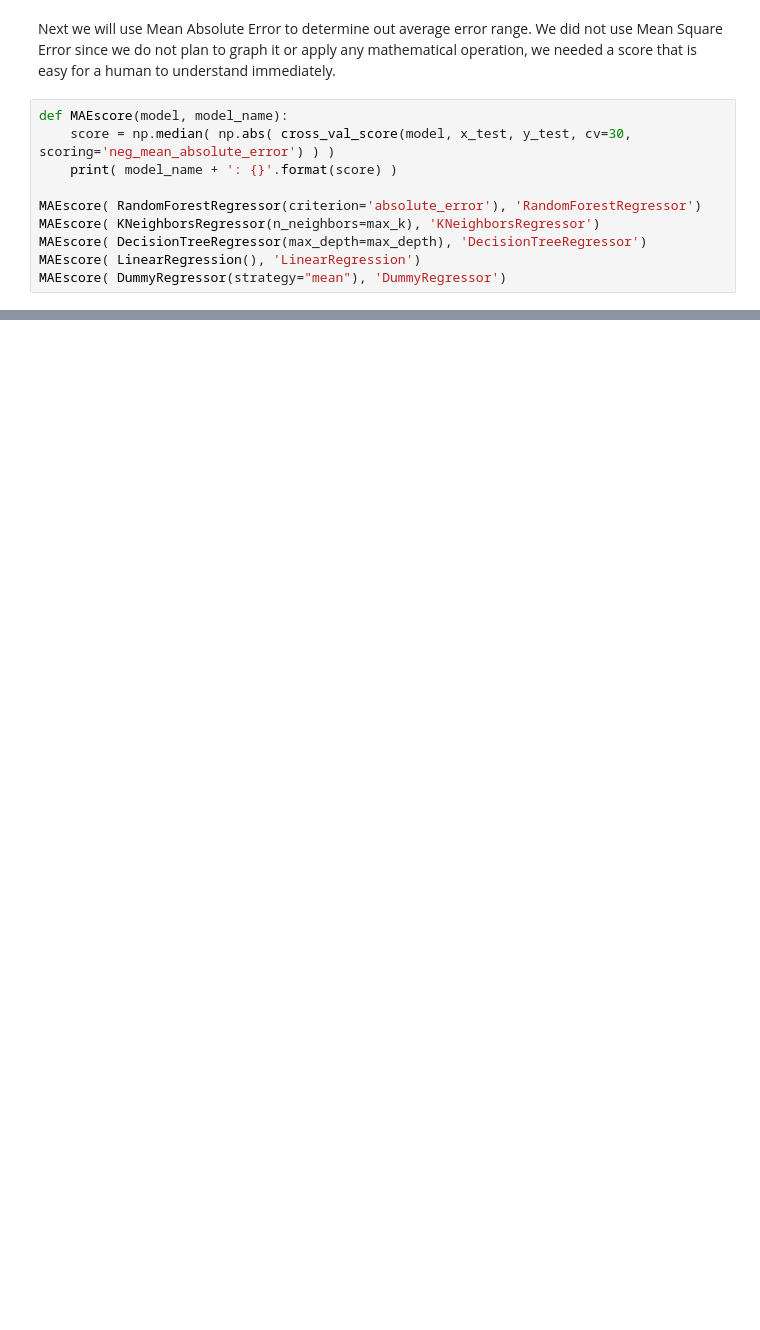
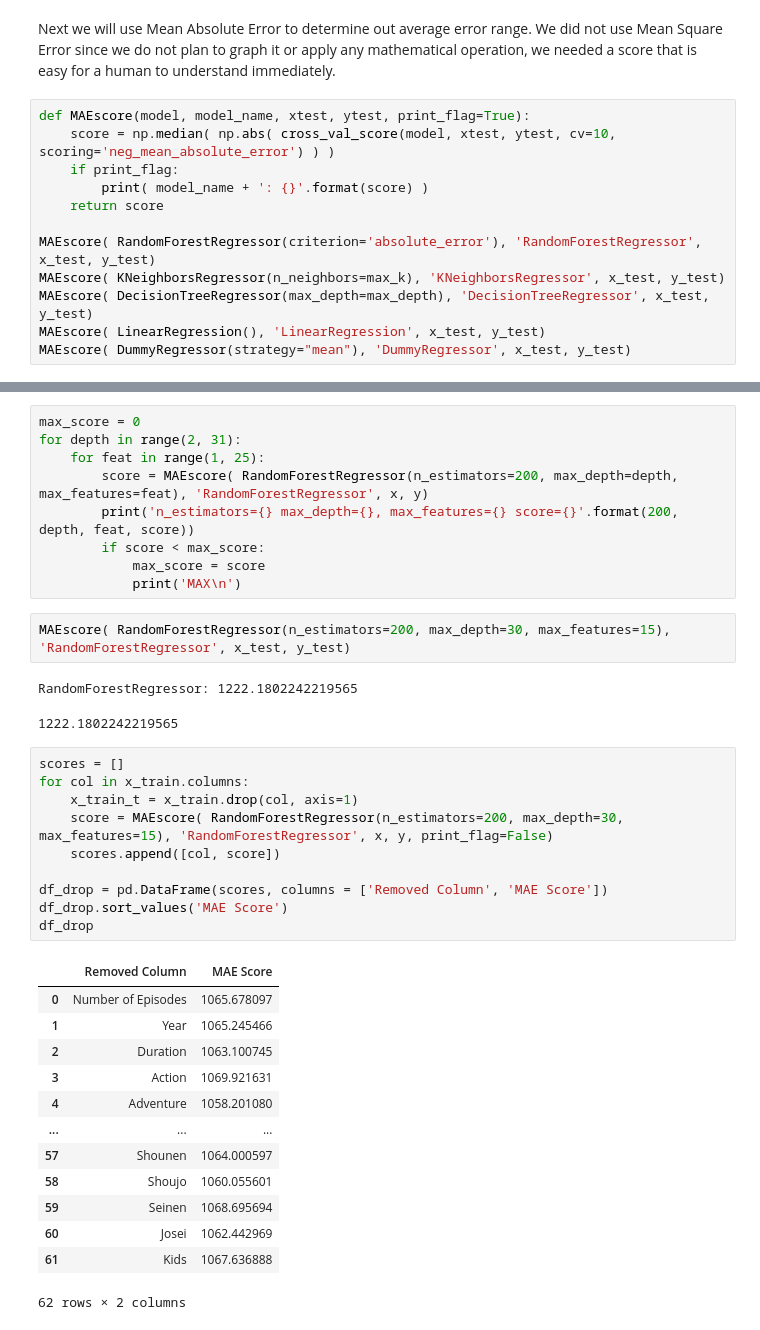
Before and after one commit to TamirIsCool/DataScIntro, a Jupyter notebook: Classification/WebScraping/prediction_groundwork_for_tommorow.ipynb, the cells around one changed output, grey strips where cells are left out. Drawn from its saved outputs; the diff is of its cells as text; blank space fills up the shorter version.

Commit message:
Final MAL Regression

```diff
--- a/Classification/WebScraping/prediction_groundwork_for_tommorow.ipynb
+++ b/Classification/WebScraping/prediction_groundwork_for_tommorow.ipynb
@@ -669,13 +663,15 @@ We can see that the dummy model is perfect at predicting the results of the data
 # %% [markdown]
 Next we will use Mean Absolute Error to determine out average error range. We did not use Mean Square Error since we do not plan to graph it or apply any mathematical operation, we needed a score that is easy for a human to understand immediately.
 # %%
-def MAEscore(model, model_name):
-    score = np.median( np.abs( cross_val_score(model, x_test, y_test, cv=30, scoring='neg_mean_absolute_error') ) )
-    print( model_name + ': {}'.format(score) )
+def MAEscore(model, model_name, xtest, ytest, print_flag=True):
+    score = np.median( np.abs( cross_val_score(model, xtest, ytest, cv=10, scoring='neg_mean_absolute_error') ) )
+    if print_flag:
+        print( model_name + ': {}'.format(score) )
+    return score
 
-MAEscore( RandomForestRegressor(criterion='absolute_error'), 'RandomForestRegressor')
-MAEscore( KNeighborsRegressor(n_neighbors=max_k), 'KNeighborsRegressor')
-MAEscore( DecisionTreeRegressor(max_depth=max_depth), 'DecisionTreeRegressor')
-MAEscore( LinearRegression(), 'LinearRegression')
-MAEscore( DummyRegressor(strategy="mean"), 'DummyRegressor')
+MAEscore( RandomForestRegressor(criterion='absolute_error'), 'RandomForestRegressor', x_test, y_test)
+MAEscore( KNeighborsRegressor(n_neighbors=max_k), 'KNeighborsRegressor', x_test, y_test)
+MAEscore( DecisionTreeRegressor(max_depth=max_depth), 'DecisionTreeRegressor', x_test, y_test)
+MAEscore( LinearRegression(), 'LinearRegression', x_test, y_test)
+MAEscore( DummyRegressor(strategy="mean"), 'DummyRegressor', x_test, y_test)
 # %% [output]
@@ -700,0 +686,38 @@ We can see that all our models far surpassed the dummy model's score signifying
+# %%
+max_score = 0
+for depth in range(2, 31):
+    for feat in range(1, 25):
+        score = MAEscore( RandomForestRegressor(n_estimators=200, max_depth=depth, max_features=feat), 'RandomForestRegressor', x, y)
+        print('n_estimators={} max_depth={}, max_features={} score={}'.format(200, depth, feat, score))
+        if score < max_score:
+            max_score = score
+            print('MAX\n')
+# %%
+MAEscore( RandomForestRegressor(n_estimators=200, max_depth=30, max_features=15), 'RandomForestRegressor', x_test, y_test)
+# %% [output]
+RandomForestRegressor: 1222.1802242219565
+1222.1802242219565
+# %%
+scores = []
+for col in x_train.columns:
+    x_train_t = x_train.drop(col, axis=1)
+    score = MAEscore( RandomForestRegressor(n_estimators=200, max_depth=30, max_features=15), 'RandomForestRegressor', x, y, print_flag=False)
+    scores.append([col, score])
+
+df_drop = pd.DataFrame(scores, columns = ['Removed Column', 'MAE Score'])
+df_drop.sort_values('MAE Score')
+df_drop
+# %% [output]
+|  | Removed Column | MAE Score |
+| 0 | Number of Episodes | 1065.678097 |
+| 1 | Year | 1065.245466 |
+| 2 | Duration | 1063.100745 |
+| 3 | Action | 1069.921631 |
+| 4 | Adventure | 1058.201080 |
+| ... | ... | ... |
+| 57 | Shounen | 1064.000597 |
+| 58 | Shoujo | 1060.055601 |
+| 59 | Seinen | 1068.695694 |
+| 60 | Josei | 1062.442969 |
+| 61 | Kids | 1067.636888 |
+62 rows × 2 columns
```
Also changed, not shown: parts of 27 cells of this notebook, 1 other file.
